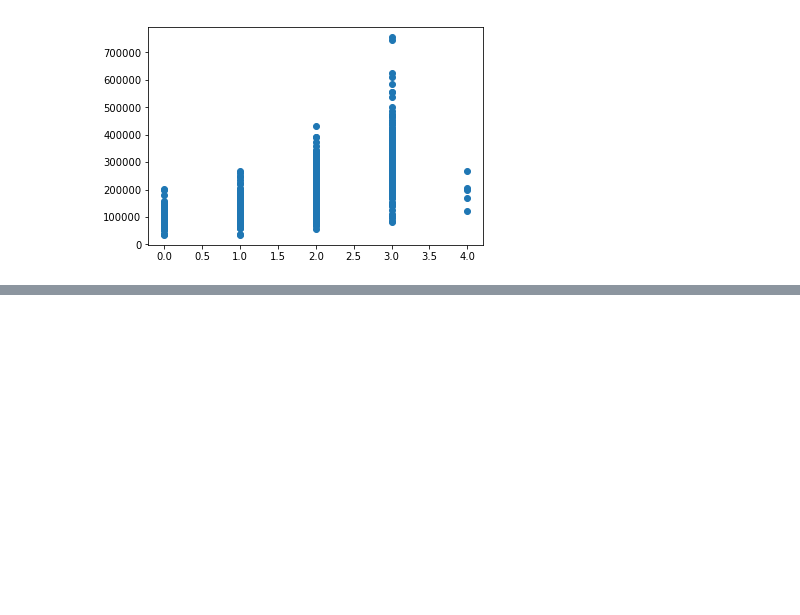
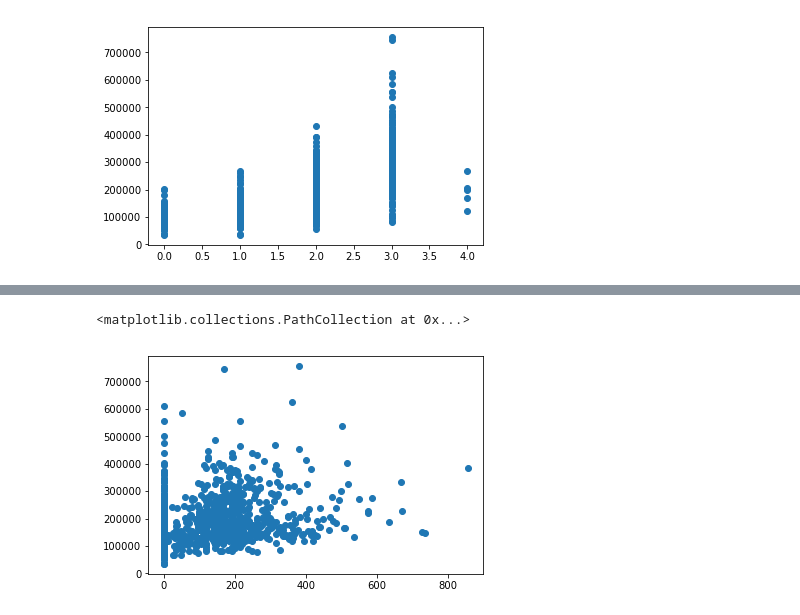
Before and after one commit to igorslima/topicosbd, a Jupyter notebook: house_prices.ipynb, the cells around one changed output, grey strips where cells are left out. Cells and saved outputs as stored; diff of their text form; code cells hidden in the pictures; blank space fills up the shorter version.

```diff
--- a/house_prices.ipynb
+++ b/house_prices.ipynb
@@ -151,0 +162,5 @@ plt.scatter(data.GarageCars, data.SalePrice)
+# %%
+plt.scatter(data.WoodDeckSF, data.SalePrice)
+# %% [output]
+<matplotlib.collections.PathCollection at 0x...>
+[figure, added]
```
Also changed, not shown: parts of 12 cells of this notebook.
